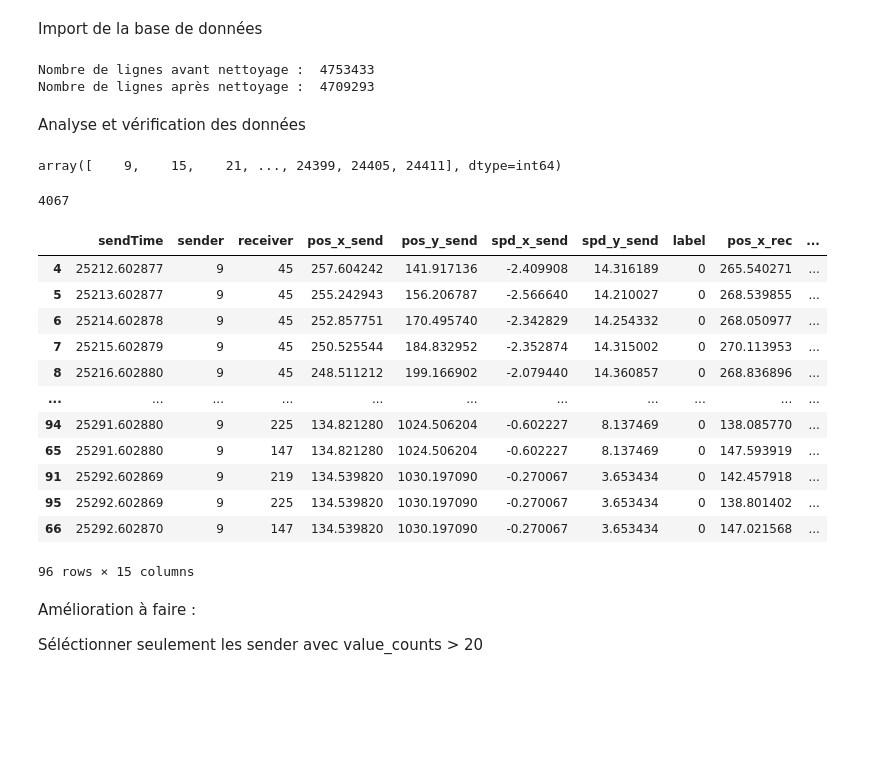
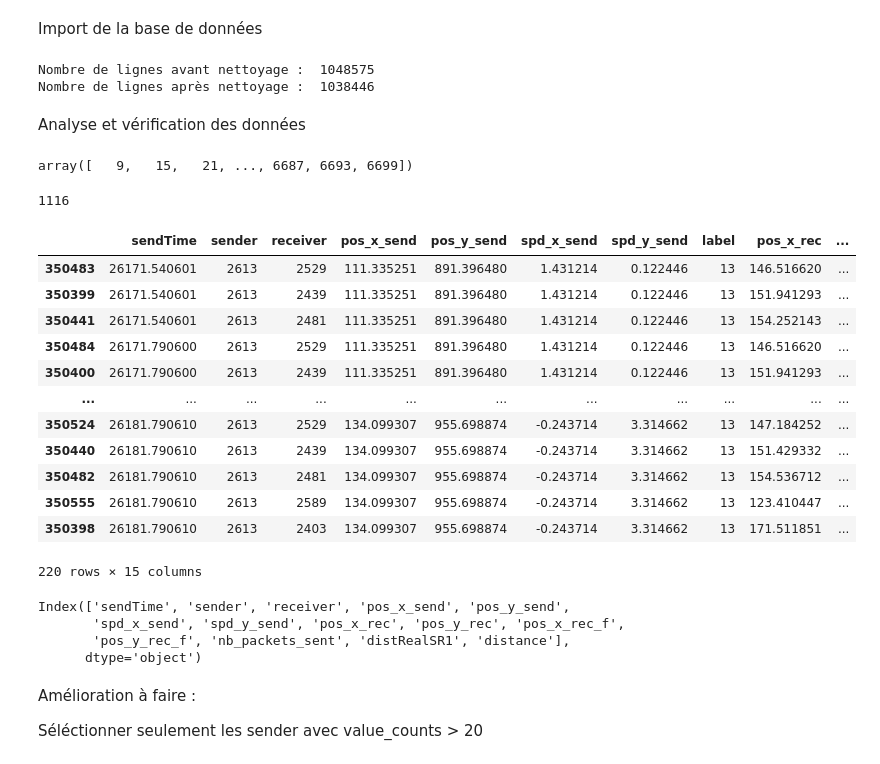
Before and after one commit to benmessao/PFE, a Jupyter notebook: source/deep learning/sequence_creation.ipynb, the cells around one changed output. Saved outputs shown, nothing was run; the diff lists cells and outputs as text; code cells hidden in the pictures; blank space fills up the shorter version.

```diff
--- a/source/deep learning/sequence_creation.ipynb
+++ b/source/deep learning/sequence_creation.ipynb
@@ -25,39 +25,39 @@ selected_columns = [
 "label"
 ]
 # %%
-df = dataset_prep.import_dataset('../data/DoS_0709_new_columns.csv', selected_columns)
+df = dataset_prep.import_dataset('../../data/0709/data0709.csv', selected_columns)
 # %%
 dataset_prep.clean_dataset(df)
 # %% [output]
-Nombre de lignes avant nettoyage :  4753433
-Nombre de lignes après nettoyage :  4709293
+Nombre de lignes avant nettoyage :  1048575
+Nombre de lignes après nettoyage :  1038446
 # %% [markdown]
 Analyse et vérification des données
 # %%
 senders = np.unique(df["sender"].values)
 senders
 # %% [output]
-array([    9,    15,    21, ..., 24399, 24405, 24411], dtype=int64)
+array([   9,   15,   21, ..., 6687, 6693, 6699])
 # %%
 print(len(senders))
 # %% [output]
-4067
+1116
 # %%
-df.loc[df['sender'] == senders[0]].sort_values("sendTime")
+df.loc[df['sender'] == 2613].sort_values("sendTime")
 # %% [output]
 |  | sendTime | sender | receiver | pos_x_send | pos_y_send | spd_x_send | spd_y_send | label | pos_x_rec | ... |
-| 4 | 25212.602877 | 9 | 45 | 257.604242 | 141.917136 | -2.409908 | 14.316189 | 0 | 265.540271 | ... |
-| 5 | 25213.602877 | 9 | 45 | 255.242943 | 156.206787 | -2.566640 | 14.210027 | 0 | 268.539855 | ... |
-| 6 | 25214.602878 | 9 | 45 | 252.857751 | 170.495740 | -2.342829 | 14.254332 | 0 | 268.050977 | ... |
-| 7 | 25215.602879 | 9 | 45 | 250.525544 | 184.832952 | -2.352874 | 14.315002 | 0 | 270.113953 | ... |
-| 8 | 25216.602880 | 9 | 45 | 248.511212 | 199.166902 | -2.079440 | 14.360857 | 0 | 268.836896 | ... |
+| 350483 | 26171.540601 | 2613 | 2529 | 111.335251 | 891.396480 | 1.431214 | 0.122446 | 13 | 146.516620 | ... |
+| 350399 | 26171.540601 | 2613 | 2439 | 111.335251 | 891.396480 | 1.431214 | 0.122446 | 13 | 151.941293 | ... |
+| 350441 | 26171.540601 | 2613 | 2481 | 111.335251 | 891.396480 | 1.431214 | 0.122446 | 13 | 154.252143 | ... |
+| 350484 | 26171.790600 | 2613 | 2529 | 111.335251 | 891.396480 | 1.431214 | 0.122446 | 13 | 146.516620 | ... |
+| 350400 | 26171.790600 | 2613 | 2439 | 111.335251 | 891.396480 | 1.431214 | 0.122446 | 13 | 151.941293 | ... |
 | ... | ... | ... | ... | ... | ... | ... | ... | ... | ... | ... |
-| 94 | 25291.602880 | 9 | 225 | 134.821280 | 1024.506204 | -0.602227 | 8.137469 | 0 | 138.085770 | ... |
-| 65 | 25291.602880 | 9 | 147 | 134.821280 | 1024.506204 | -0.602227 | 8.137469 | 0 | 147.593919 | ... |
-| 91 | 25292.602869 | 9 | 219 | 134.539820 | 1030.197090 | -0.270067 | 3.653434 | 0 | 142.457918 | ... |
-| 95 | 25292.602869 | 9 | 225 | 134.539820 | 1030.197090 | -0.270067 | 3.653434 | 0 | 138.801402 | ... |
-| 66 | 25292.602870 | 9 | 147 | 134.539820 | 1030.197090 | -0.270067 | 3.653434 | 0 | 147.021568 | ... |
+| 350524 | 26181.790610 | 2613 | 2529 | 134.099307 | 955.698874 | -0.243714 | 3.314662 | 13 | 147.184252 | ... |
+| 350440 | 26181.790610 | 2613 | 2439 | 134.099307 | 955.698874 | -0.243714 | 3.314662 | 13 | 151.429332 | ... |
+| 350482 | 26181.790610 | 2613 | 2481 | 134.099307 | 955.698874 | -0.243714 | 3.314662 | 13 | 154.536712 | ... |
+| 350555 | 26181.790610 | 2613 | 2589 | 134.099307 | 955.698874 | -0.243714 | 3.314662 | 13 | 123.410447 | ... |
+| 350398 | 26181.790610 | 2613 | 2403 | 134.099307 | 955.698874 | -0.243714 | 3.314662 | 13 | 171.511851 | ... |
-96 rows × 15 columns
+220 rows × 15 columns
 # %%
 # Copie de la bdd pour récuperer les colonnes sans impacter la vraie base de données
 
@@ -65,6 +65,12 @@ data_copy = df.copy()
 data_copy = data_copy.drop(["label"], axis=1)
 
 columns = data_copy.columns
+columns
+# %% [output]
+Index(['sendTime', 'sender', 'receiver', 'pos_x_send', 'pos_y_send',
+       'spd_x_send', 'spd_y_send', 'pos_x_rec', 'pos_y_rec', 'pos_x_rec_f',
+       'pos_y_rec_f', 'nb_packets_sent', 'distRealSR1', 'distance'],
+      dtype='object')
 # %% [markdown]
 Amélioration à faire :
 
```
Also changed, not shown: parts of 12 cells of this notebook, 1 other file.
